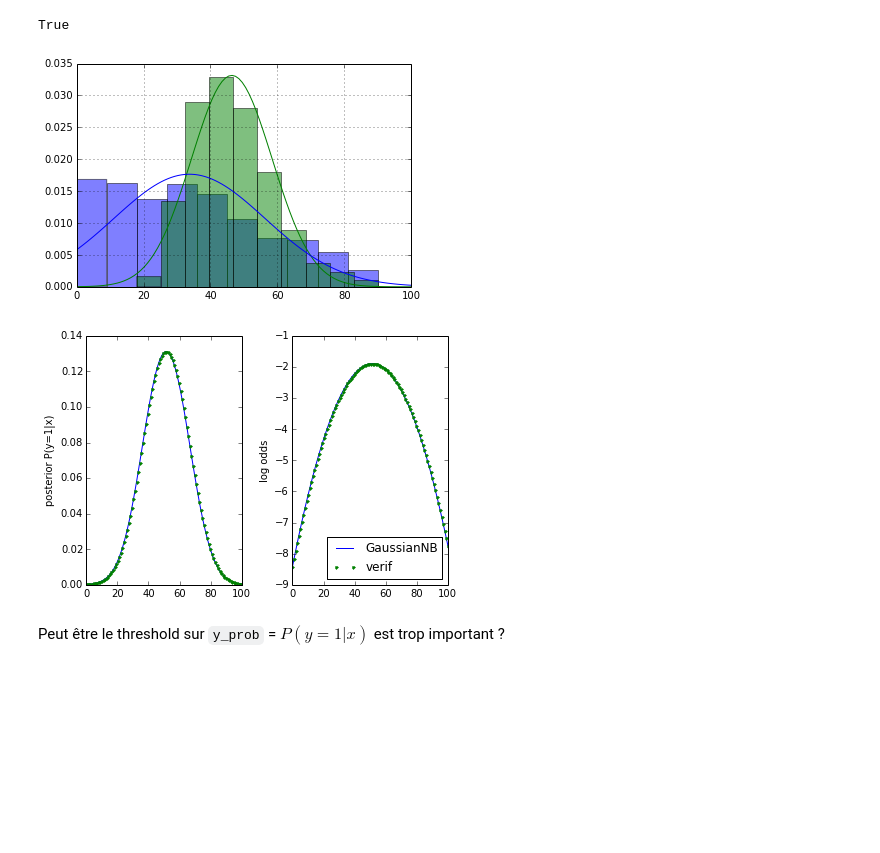
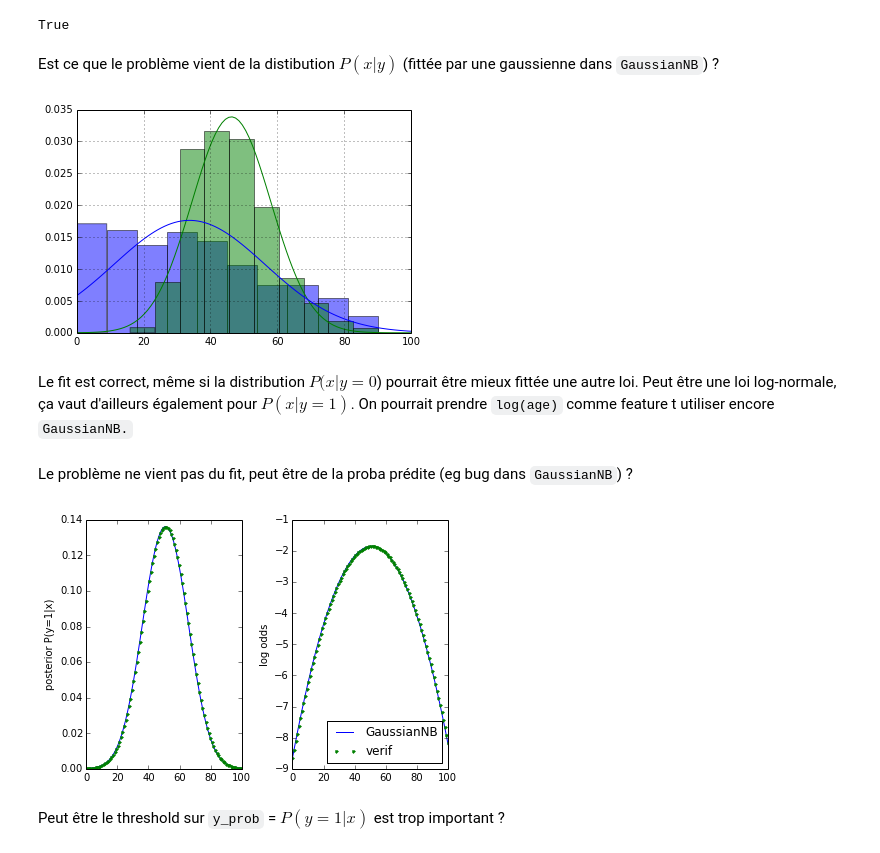
Before and after one commit to antoinebaker/us_census_data, a Jupyter notebook: NaiveBayes.ipynb, the cells around one changed output. Drawn from its saved outputs; the diff is of its cells as text; code cells hidden in the pictures; blank space fills up the shorter version.

Commit message:
correction du train/cross split

```diff
--- a/NaiveBayes.ipynb
+++ b/NaiveBayes.ipynb
@@ -75,9 +75,10 @@ np.random.seed(0)
 sampling = np.random.permutation(data.shape[0])
 # en gros 20% dans le cross-validation set
 N = int(0.20*data.shape[0])
-train = data.ix[sampling[0:N],:]
-cross = data.ix[sampling[N:],:]
-print train.shape
-print cross.shape
-print train.target.mean(), cross.target.mean()
+cross = data.ix[sampling[0:N],:]
+train = data.ix[sampling[N:],:]
+print "train", train.shape
+print "cross", cross.shape
+print "feq of + class:"
+print "train {0:.4f} cross {1:.4f}".format(train.target.mean(),cross.target.mean())
 # %% [output]
@@ -148,6 +150,8 @@ Pas bon! En fait ce classifier prédit tous les y à 0!
 np.all(y_pred==0)
 # %% [output]
 True
+# %% [markdown]
+Est ce que le problème vient de la distibution $P(x | y)$ (fittée par une gaussienne dans `GaussianNB`) ?
 # %%
 from scipy.stats import norm
 train.groupby('target')['age'].hist(normed=True,alpha=0.5)
@@ -158,30 +162,36 @@ Px_0 = norm.pdf(x,loc=clf.theta_[0],scale=np.sqrt(clf.sigma_[0]))
 plt.plot(x,Px_1,label="P(x|y=1)",c="g")
 plt.plot(x,Px_0,label="P(x|y=0)",c="b");
 # %% [output]
-[figure, old version]
+[figure, new version]
+# %% [markdown]
+Le fit est correct, même si la distribution $P(x|y=0$) pourrait être mieux fittée une autre loi.
+Peut être une loi log-normale, ça vaut d'ailleurs également pour $P(x|y=1)$. On pourrait prendre `log(age)` comme feature t utiliser encore `GaussianNB.`
+# %% [markdown]
+Le problème ne vient pas du fit, peut être de la proba prédite (eg bug dans `GaussianNB`) ?
 # %%
 nu_1, nu_0 = clf.class_prior_[1], clf.class_prior_[0]
-
+assert nu_1==train.target.mean()
+assert nu_1+nu_0==1
 a_prob_verif = np.log(Px_1/Px_0) + np.log(nu_1/nu_0)
 y_prob_verif = 1/(1+np.exp(-a_prob_verif))
 
 a_prob = clf.predict_log_proba(x[:,np.newaxis])
 a_prob = a_prob[:,1]-a_prob[:,0]
 y_prob = clf.predict_proba(x[:,np.newaxis])[:,1]
 
 fig, axs = plt.subplots(1,2,figsize=(6,4))
 ax = axs[0]
 ax.plot(x,y_prob,label="GaussianNB")
 ax.plot(x,y_prob_verif,'.',label="verif")
 ax.set_ylabel("posterior P(y=1|x)")
 ax = axs[1]
 ax.plot(x,a_prob,label="GaussianNB")
 ax.plot(x,a_prob_verif,'.',label="verif")
 ax.set_ylabel("log odds")
 ax.legend(loc=0);
 fig.tight_layout()
 # %% [output]
-[figure, old version]
+[figure, new version]
 # %% [markdown]
 Peut être le threshold sur `y_prob` = $P(y=1|x)$ est trop important ?
 # %%
```
Also changed, not shown: parts of 17 cells of this notebook.
